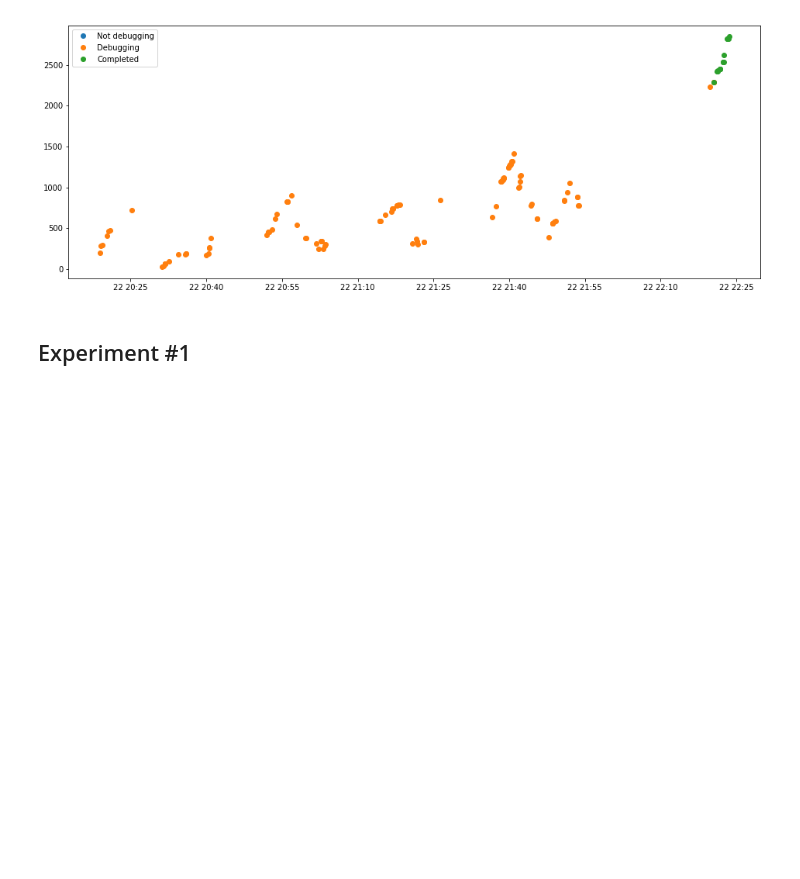
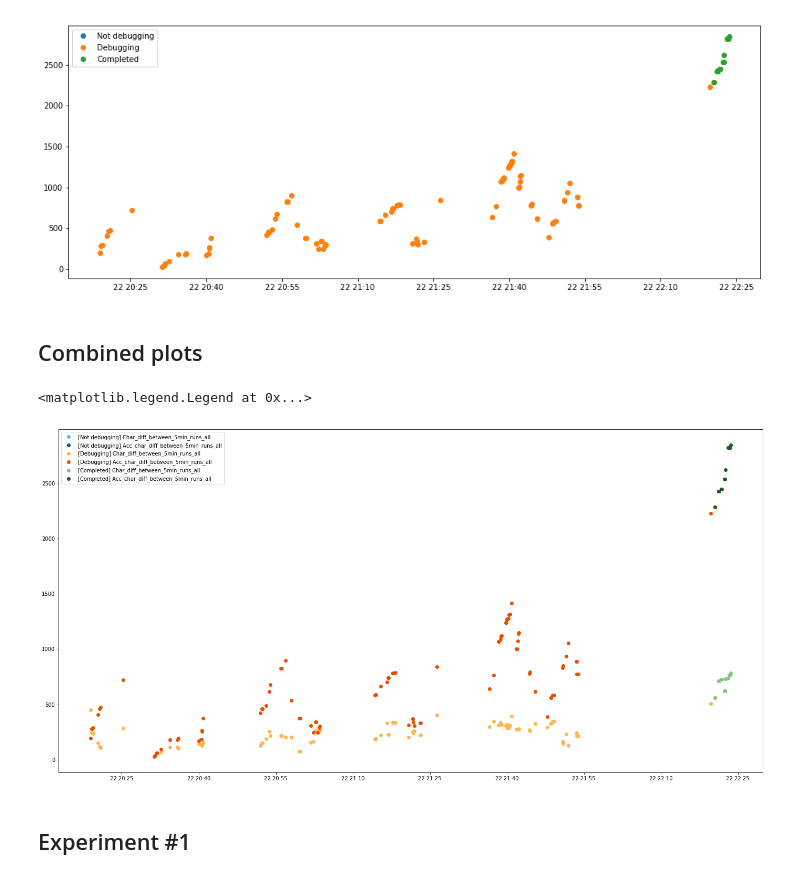
Before and after one commit to hermanmk/jexercise-data-analysis, a Jupyter notebook: Working modes.ipynb, the cells around one changed output. Cells and saved outputs as stored; diff of their text form; code cells hidden in the pictures; blank space fills up the shorter version.

```diff
--- a/Working modes.ipynb
+++ b/Working modes.ipynb
@@ -211,6 +209,27 @@ plt.legend()
 # %% [output]
 <matplotlib.legend.Legend at 0x...>
 [figure]
+# %% [markdown]
+## Combined plots
+# %%
+plt.figure(figsize=(24,12))
+plt.plot(only_runs[not_debugging].Char_diff_between_5min_runs_all, marker='o',
+         color="#64B5F6", linestyle="None", label='[Not debugging] Char_diff_between_5min_runs_all')
+plt.plot(only_runs[not_debugging].Acc_char_diff_between_5min_runs_all, marker='o',
+         color="#0D47A1", linestyle="None", label='[Not debugging] Acc_char_diff_between_5min_runs_all')
+plt.plot(only_runs[debugging].Char_diff_between_5min_runs_all, marker='o',
+         color="#FFB74D", linestyle="None", label='[Debugging] Char_diff_between_5min_runs_all')
+plt.plot(only_runs[debugging].Acc_char_diff_between_5min_runs_all, marker='o',
+         color="#E65100", linestyle="None", label='[Debugging] Acc_char_diff_between_5min_runs_all')
+plt.plot(only_runs[completed].Char_diff_between_5min_runs_all, marker='o',
+         color="#81C784", linestyle="None", label='[Completed] Char_diff_between_5min_runs_all')
+plt.plot(only_runs[completed].Acc_char_diff_between_5min_runs_all, marker='o',
+         color="#1B5E20", linestyle="None", label='[Completed] Acc_char_diff_between_5min_runs_all')
+
+plt.legend()
+# %% [output]
+<matplotlib.legend.Legend at 0x...>
+[figure, added]
 # %%
 df['TotalRuns_ma10'] = df.TotalRuns.rolling(10).mean()
 # %%
```
Also changed, not shown: parts of 1 cell of this notebook.
